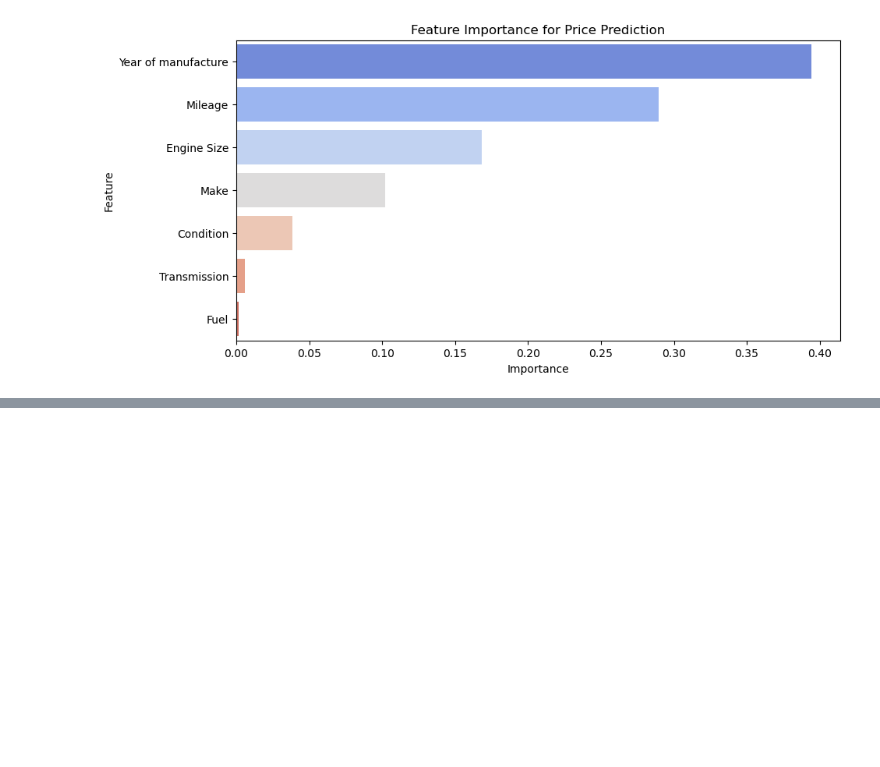
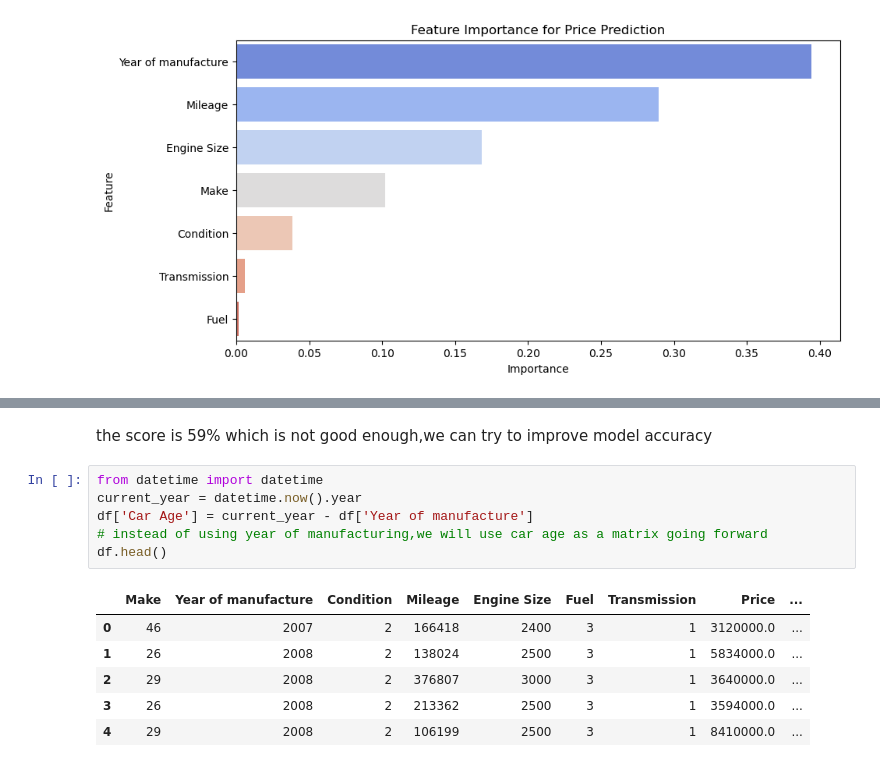
Before and after one commit to Tebrihk/Alpha_motors_dashboard, a Jupyter notebook: Python_Analysis/Alpha_motors.ipynb, the cells around one changed output, grey strips where cells are left out. Drawn from its saved outputs; the diff is of its cells as text; blank space fills up the shorter version.

```diff
--- a/Python_Analysis/Alpha_motors.ipynb
+++ b/Python_Analysis/Alpha_motors.ipynb
@@ -456,0 +493,15 @@ plt.show()
+# %% [markdown]
+the score is 59% which is not good enough,we can try to improve model accuracy
+# %%
+from datetime import datetime
+current_year = datetime.now().year
+df['Car Age'] = current_year - df['Year of manufacture']
+# instead of using year of manufacturing,we will use car age as a matrix going forward
+df.head()
+# %% [output]
+|  | Make | Year of manufacture | Condition | Mileage | Engine Size | Fuel | Transmission | Price | ... |
+| 0 | 46 | 2007 | 2 | 166418 | 2400 | 3 | 1 | 3120000.0 | ... |
+| 1 | 26 | 2008 | 2 | 138024 | 2500 | 3 | 1 | 5834000.0 | ... |
+| 2 | 29 | 2008 | 2 | 376807 | 3000 | 3 | 1 | 3640000.0 | ... |
+| 3 | 26 | 2008 | 2 | 213362 | 2500 | 3 | 1 | 3594000.0 | ... |
+| 4 | 29 | 2008 | 2 | 106199 | 2500 | 3 | 1 | 8410000.0 | ... |
```
Also changed, not shown: parts of 17 cells of this notebook, 2 other files.
